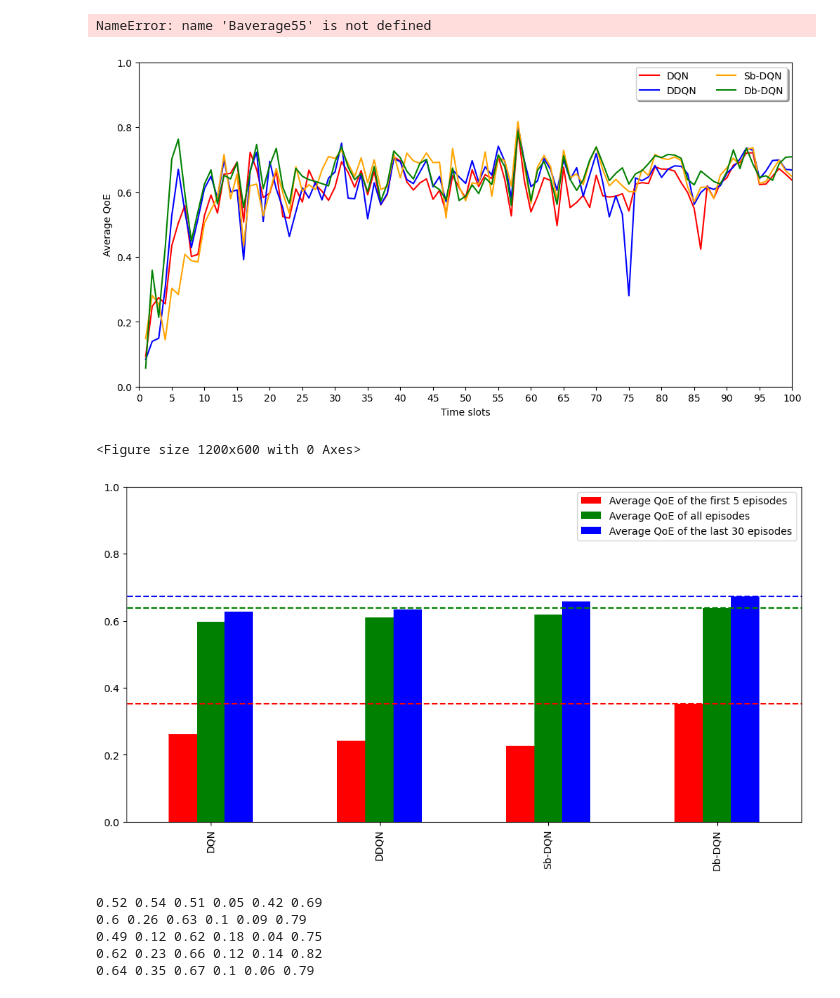
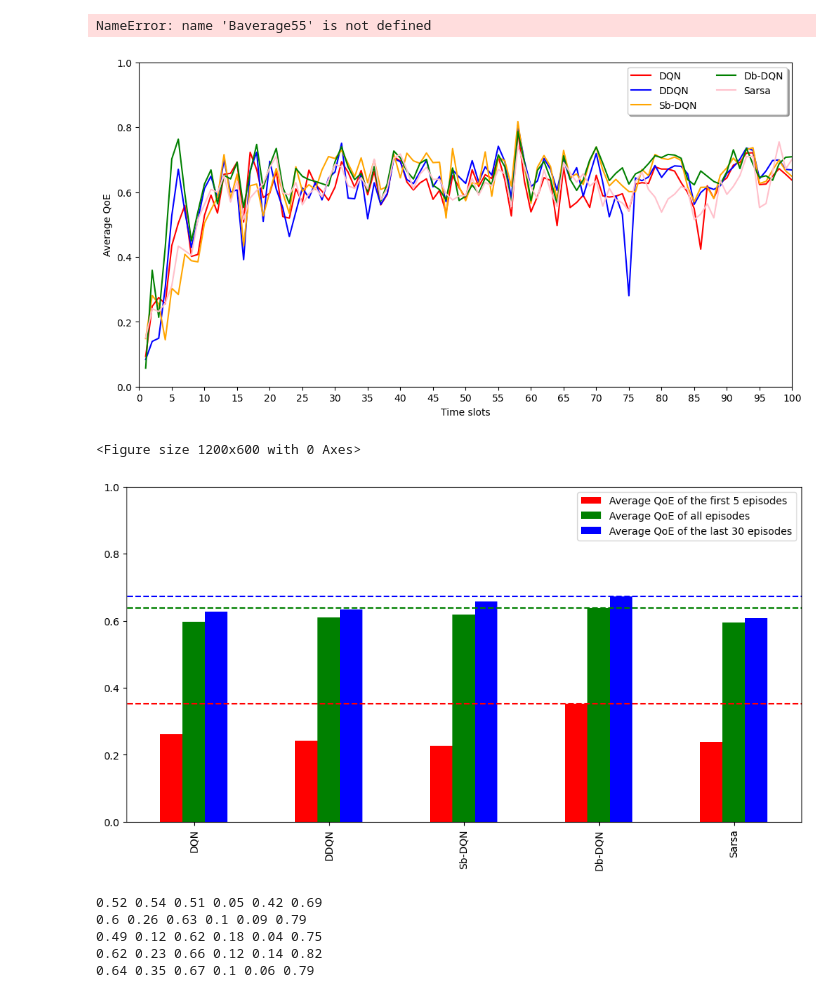
Before and after one commit to Tahuubinh/Offloading_to_Vehicles, a Jupyter notebook: Mec_ver4-main/code/csvFilesNorm/Plot_norm.ipynb, the cells around one changed output. Saved outputs shown, nothing was run; the diff lists cells and outputs as text; code cells hidden in the pictures.

Commit message:
No Fuzzy with Sarsa

```diff
--- a/Mec_ver4-main/code/csvFilesNorm/Plot_norm.ipynb
+++ b/Mec_ver4-main/code/csvFilesNorm/Plot_norm.ipynb
@@ -232,7 +232,7 @@ data2 = pd.read_csv("DQL_5phut_M900_1000_mem25_4.csv").values[:100, 1]
 data5 = pd.read_csv("DDQL_5phut_M900_1000_mem25_3.csv").values[:100, 1]
 data6 = pd.read_csv("BDQL_5phut_M900_1000_0.1_0.05_b0.6_que5000_fix.csv").values[:100, 1]
 data7 = pd.read_csv("BDQL_5phut_M900_1000_dyn_e0.1_k0.3_que10k_b0.5.csv").values[:100, 1]
-# data8 = pd.read_csv("RGreedy_5phut.csv").values[:100, 2]
+data8 = pd.read_csv("Sarsa_5phut_M900_1000.csv").values[:100, 1]
 number = [i + 1 for i in range(data2.shape[0])]
 # plt.plot(number, data1, color="gray", label = "Greedy")
 # Baverage1 = np.average(data1[0:a])
@@ -256,48 +256,49 @@ Baverage6 = np.average(data6[0:a])
 Waverage6 = np.average(data6[0:100])
 Laverage6 = np.average(data6[b:100])
 #plt.plot(number, [np.average(data6[a:b])] * data6.shape[0], color="green", linestyle = '--')
 plt.plot(number, data7, color="green", label = "Db-DQN")
 Baverage7 = np.average(data7[0:a])
 Waverage7 = np.average(data7[0:100])
 Laverage7 = np.average(data7[b:100])
-# plt.plot(number, [np.average(data6[a:b])] * data6.shape[0], color="purple", linestyle = '--')
-#plt.plot(number, data8, color="gray", label = "RGreedy")
-# plt.plot(number, [np.average(data8[a:b])] * data8.shape[0], color="gray", linestyle = '--')
-#plt.plot(number, [np.average(data7[a:b])] * data6.shape[0], color="purple", linestyle = '--')
+
+plt.plot(number, data8, color="pink", label = "Sarsa")
+Baverage8 = np.average(data8[0:a])
+Waverage8 = np.average(data8[0:100])
+Laverage8 = np.average(data8[b:100])
 # plt.plot(number, data9, color="purple", label = "DQL base 0.2")
 # plt.plot(number, [np.average(data9[a:b])] * data6.shape[0], color="purple", linestyle = '--')
 # plt.plot(number, data10, color="gray", label = "DQL base 0.2 with 0.05 exp")
 # plt.plot(number, [np.average(data10[a:b])] * data6.shape[0], color="gray", linestyle = '--')
 #plt.title("900 - 1000 tasks per episode, average: " + str(a) + " - " + str(b))
 plt.xlabel("Time slots")
 plt.ylabel("Average QoE")
 plt.legend(ncol=2, fancybox=True, shadow=True)
 plt.xticks(np.arange(0, 101, 5.0))
 plt.axis([0, 100, 0, 1])
-#plt.savefig("../../Pictures/No_Fuzzy_Algos.pdf")
+plt.savefig("../../Pictures/No_Fuzzy_Algos_and_Sarsa.pdf")
 plt.show()
 
 plt.clf()
 df = pd.DataFrame({
-    '': ['DQN', 'DDQN', 'Sb-DQN', 'Db-DQN'],
-    'Average QoE of the first '+str(a)+' episodes': [Baverage2, Baverage5, Baverage6, Baverage7],
-    'Average QoE of all episodes': [Waverage2, Waverage5, Waverage6, Waverage7],
-    'Average QoE of the last '+str(100-b)+' episodes': [Laverage2, Laverage5, Laverage6, Laverage7]
+    '': ['DQN', 'DDQN', 'Sb-DQN', 'Db-DQN', 'Sarsa'],
+    'Average QoE of the first '+str(a)+' episodes': [Baverage2, Baverage5, Baverage6, Baverage7, Baverage8],
+    'Average QoE of all episodes': [Waverage2, Waverage5, Waverage6, Waverage7, Waverage8],
+    'Average QoE of the last '+str(100-b)+' episodes': [Laverage2, Laverage5, Laverage6, Laverage7, Laverage8]
 })
 
 # plotting graph
 df.plot.bar(x="", y=["Average QoE of the first "+str(a)+" episodes", "Average QoE of all episodes",
                      "Average QoE of the last "+str(100-b)+" episodes"], color={"Average QoE of the first "+str(a)+" episodes": "red",
                      "Average QoE of all episodes": "green", "Average QoE of the last "+str(100-b)+" episodes": "blue"},
                      ylim = [0, 1])
-plt.plot([-1,1,2,4], [max(df['Average QoE of the first '+str(a)+' episodes'])] * 4, color="red", linestyle = '--')
-plt.plot([-1,1,2,4], [max(df['Average QoE of all episodes'])] * 4, color="green", linestyle = '--')
-plt.plot([-1,1,2,4], [max(df['Average QoE of the last '+str(100-b)+' episodes'])] * 4, color="blue", linestyle = '--')
-plt.savefig("../../Pictures/No_Fuzzy_Algos_Statistic.pdf")
+plt.plot([-1,1,2,3,5], [max(df['Average QoE of the first '+str(a)+' episodes'])] * 5, color="red", linestyle = '--')
+plt.plot([-1,1,2,3,5], [max(df['Average QoE of all episodes'])] * 5, color="green", linestyle = '--')
+plt.plot([-1,1,2,3,5], [max(df['Average QoE of the last '+str(100-b)+' episodes'])] * 5, color="blue", linestyle = '--')
+plt.savefig("../../Pictures/No_Fuzzy_Algos_Statistic_and_Sarsa.pdf")
 # %% [output]
-[figure, old version]
+[figure, new version]
 <Figure size 1200x600 with 0 Axes>
-[figure, old version]
+[figure, new version]
 # %%
 def statistic(temp):
     print(round(temp.mean(),2), round(temp[0:a].mean(),2), round(temp[b:100].mean(),2),
```
Also changed, not shown: parts of 1 cell of this notebook, 13 other files.
